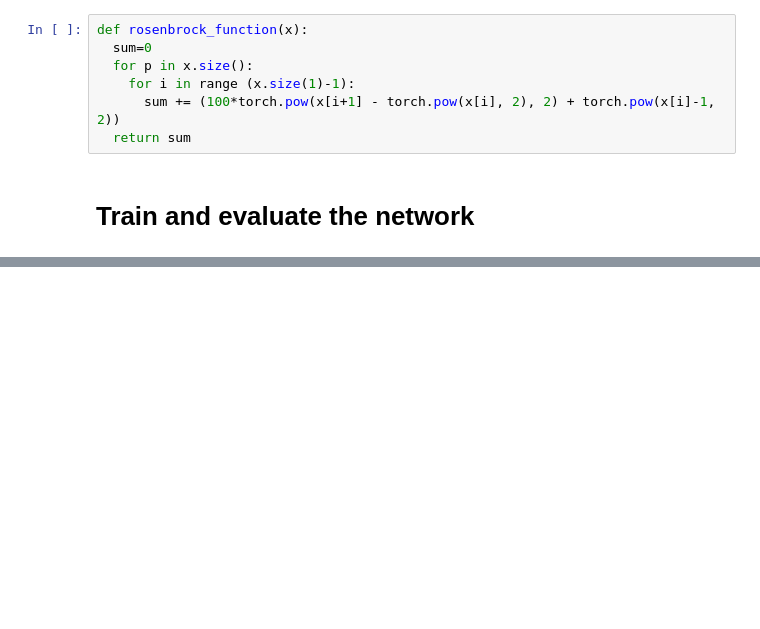
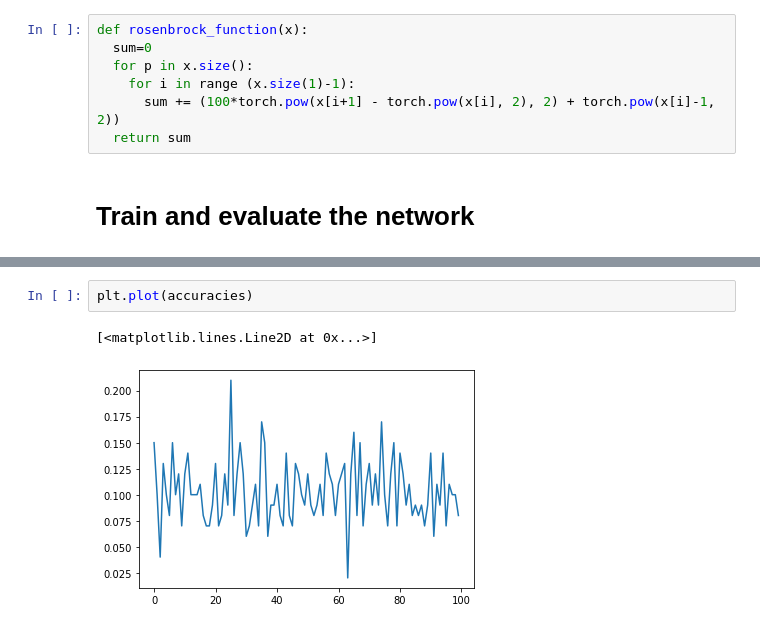
Before and after one commit to davidraamirez/GradientWithoutBackpropagation, a Jupyter notebook: CNN_fwd_gradient.ipynb, the cells around one changed output, grey strips where cells are left out. Cells and saved outputs as stored; diff of their text form; blank space fills up the shorter version.

```diff
--- a/CNN_fwd_gradient.ipynb
+++ b/CNN_fwd_gradient.ipynb
@@ -230,0 +248,5 @@ for epoch in range(1):
+# %%
+plt.plot(accuracies)
+# %% [output]
+[<matplotlib.lines.Line2D at 0x...>]
+[figure, added]
```
Also changed, not shown: parts of 14 cells of this notebook.
